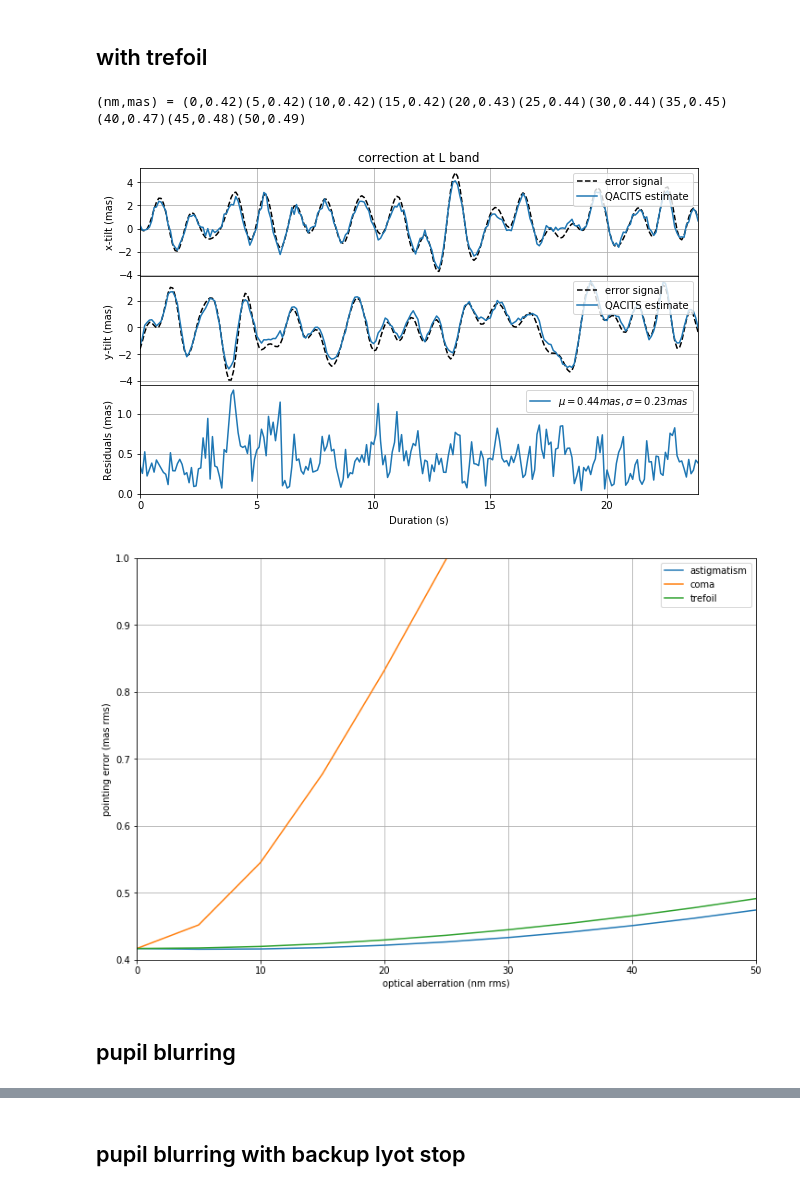
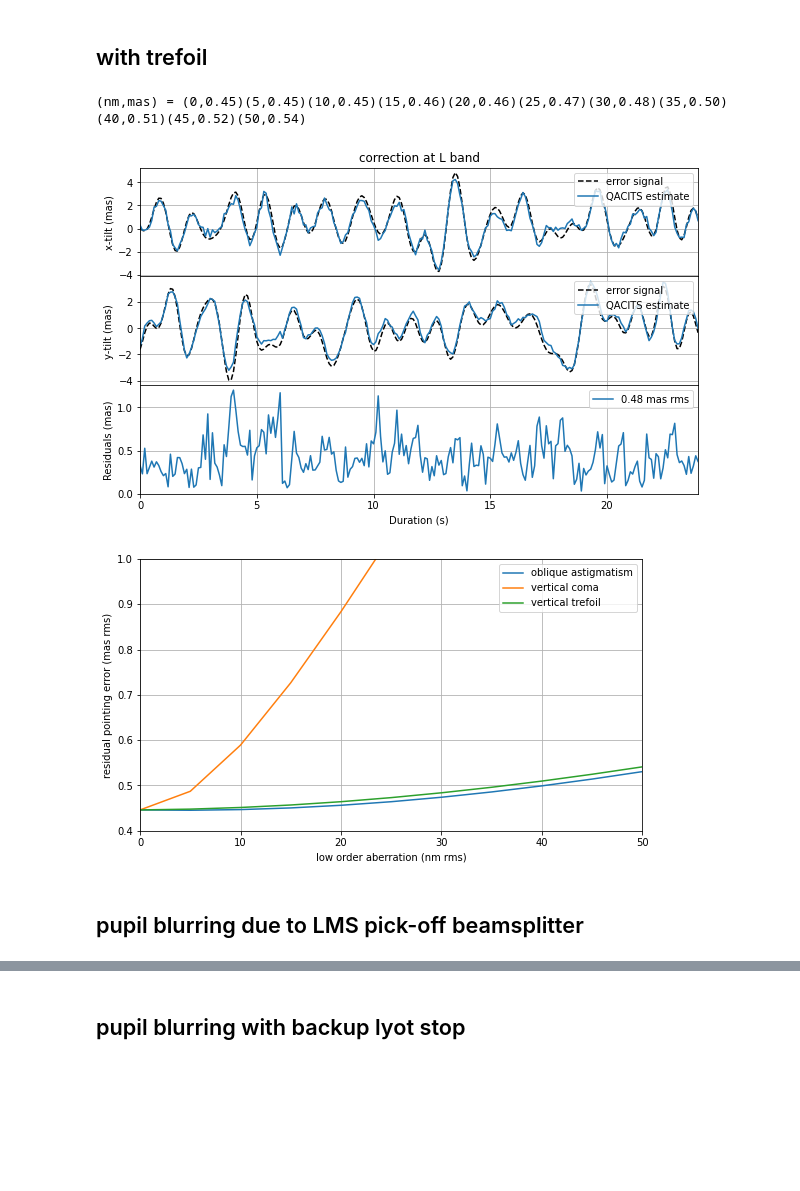
Before and after one commit to vortex-exoplanet/QACITS, a Jupyter notebook: notebooks/pointing_error_analysis_METIS.ipynb, the cells around one changed output, grey strips where cells are left out. Saved outputs shown, nothing was run; the diff lists cells and outputs as text; code cells hidden in the pictures; blank space fills up the shorter version.

```diff
--- a/notebooks/pointing_error_analysis_METIS.ipynb
+++ b/notebooks/pointing_error_analysis_METIS.ipynb
@@ -411,8 +350,8 @@ Loading PSFs
 # %%
 case = 'scao+random_drift'
 # %%
-conf, psf, psfs, tt_lamD = create_psfs(band, mode, ls_params, pupil_shape, case)
-plot_point_err(conf, psf, psfs, tt_lamD, qacits_params=L_CVC_params);
+conf, psf_ON, psf_OFF, tt_lamD = create_psfs(band, mode, ls_params, pupil_shape, case)
+point_err_rms(conf, psf_ON, psf_OFF, tt_lamD, qacits_params);
 # %% [output]
 Case = scao+random_drift
 Loading PSFs
@@ -430,10 +368,10 @@ vals = np.arange(0, 51, 5)*1e-9
 rms_astig = []
 print('(nm,mas) =', end=' ')
 for astigmatism in vals:
-    conf, psf, psfs, tt_lamD = create_psfs(band, mode, ls_params, pupil_shape, case,
-                                           zern=[5, astigmatism], verbose=False)
-    _, rms, _, _ = plot_point_err(conf, psf, psfs, tt_lamD, qacits_params=L_CVC_params,
-                                  show_fig=np.allclose(astigmatism*1e9, 30))
+    conf, psf_ON, psf_OFF, tt_lamD = create_psfs(band, mode, ls_params, pupil_shape, case,
+                                                 zern=[5, astigmatism], verbose=False)
+    rms, _, _ = point_err_rms(conf, psf_ON, psf_OFF, tt_lamD, qacits_params,
+                              show_fig=np.allclose(astigmatism*1e9, 30))
     print('(%d,%.2f)'%(astigmatism*1e9, rms), end=' ')
     rms_astig.append(rms)
 # %% [output]
@@ -445,10 +383,10 @@ for astigmatism in vals:
 rms_coma = []
 print('(nm,mas) =', end=' ')
 for coma in vals:
-    conf, psf, psfs, tt_lamD = create_psfs(band, mode, ls_params, pupil_shape, case,
-                                           zern=[7, coma], verbose=False)
-    _, rms, _, _ = plot_point_err(conf, psf, psfs, tt_lamD, qacits_params=L_CVC_params,
-                                  show_fig=np.allclose(coma*1e9, 30))
+    conf, psf_ON, psf_OFF, tt_lamD = create_psfs(band, mode, ls_params, pupil_shape, case,
+                                                 zern=[7, coma], verbose=False)
+    rms, _, _ = point_err_rms(conf, psf_ON, psf_OFF, tt_lamD, qacits_params,
+                              show_fig=np.allclose(coma*1e9, 30))
     print('(%d,%.2f)'%(coma*1e9, rms), end='')
     rms_coma.append(rms)
 # %% [output]
@@ -460,28 +398,28 @@ for coma in vals:
 rms_tref = []
 print('(nm,mas) =', end=' ')
 for tref in vals:
-    conf, psf, psfs, tt_lamD = create_psfs(band, mode, ls_params, pupil_shape, case,
-                                           zern=[9, tref], verbose=False)
-    _, rms, _, _ = plot_point_err(conf, psf, psfs, tt_lamD, qacits_params=L_CVC_params,
-                                  show_fig=np.allclose(tref*1e9, 30))
+    conf, psf_ON, psf_OFF, tt_lamD = create_psfs(band, mode, ls_params, pupil_shape, case,
+                                                 zern=[9, tref], verbose=False)
+    rms, _, _ = point_err_rms(conf, psf_ON, psf_OFF, tt_lamD, qacits_params,
+                              show_fig=np.allclose(tref*1e9, 30))
     print('(%d,%.2f)'%(tref*1e9, rms), end='')
     rms_tref.append(rms)
 # %% [output]
-(nm,mas) = (0,0.42)(5,0.42)(10,0.42)(15,0.42)(20,0.43)(25,0.44)(30,0.44)(35,0.45)(40,0.47)(45,0.48)(50,0.49)
+(nm,mas) = (0,0.45)(5,0.45)(10,0.45)(15,0.46)(20,0.46)(25,0.47)(30,0.48)(35,0.50)(40,0.51)(45,0.52)(50,0.54)
-[figure, old version]
+[figure, new version]
 # %%
-plt.figure(figsize=(12,8))
-plt.plot(vals*1e9, rms_astig, label='astigmatism')
-plt.plot(vals*1e9, rms_coma, label='coma')
-plt.plot(vals*1e9, rms_tref, label='trefoil')
+plt.figure(figsize=(9,5))
+plt.plot(vals*1e9, rms_astig, label='oblique astigmatism')
+plt.plot(vals*1e9, rms_coma, label='vertical coma')
+plt.plot(vals*1e9, rms_tref, label='vertical trefoil')
 plt.legend()
 plt.grid()
 plt.xlim(0, 50)
 plt.ylim(0.4, 1)
-plt.xlabel('optical aberration (nm rms)')
-plt.ylabel('pointing error (mas rms)');
+plt.xlabel('low order aberration (nm rms)')
+plt.ylabel('residual pointing error (mas rms)');
 # %% [output]
-[figure, old version]
+[figure, new version]
 # %% [markdown]
-## pupil blurring
+## pupil blurring due to LMS pick-off beamsplitter
 # %%
```
Also changed, not shown: parts of 32 cells of this notebook, 12 other files.
